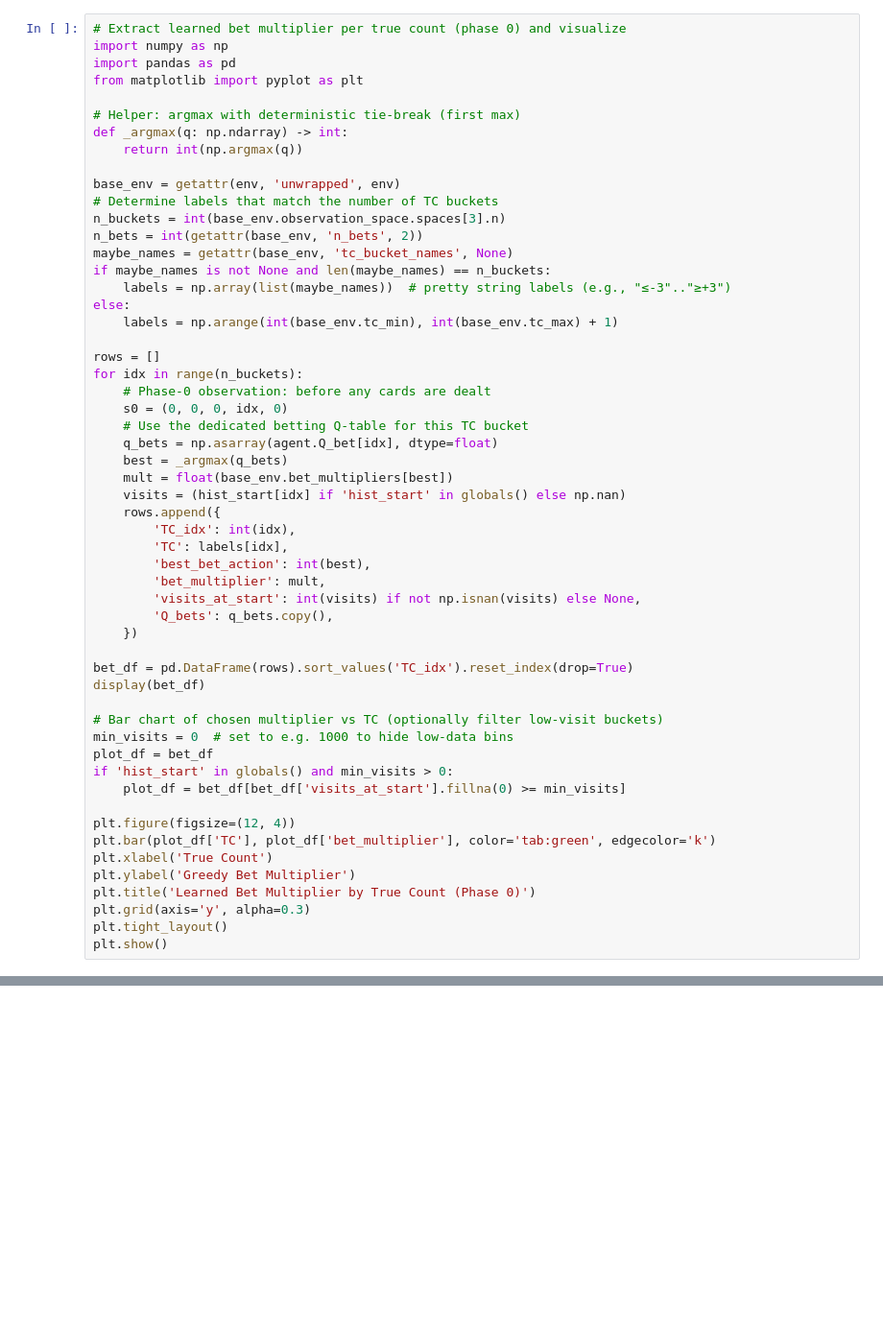
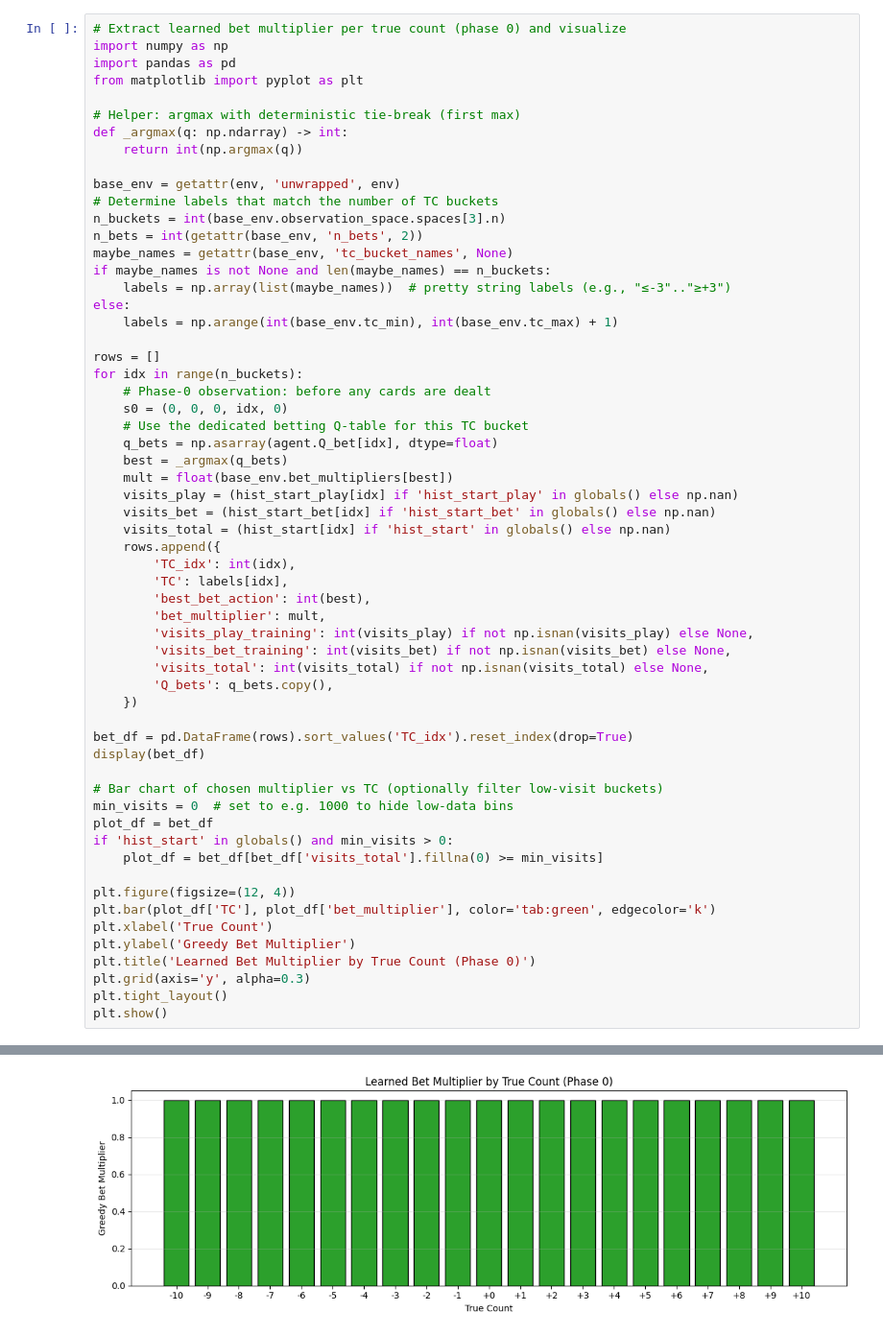
Before and after one commit to limyixiang/cs4246-project-blackjack, a Jupyter notebook: hi_lo_variant/sarsa.ipynb, the cells around one changed output, grey strips where cells are left out. Shown at 96% size. Saved outputs shown, nothing was run; the diff lists cells and outputs as text; blank space fills up the shorter version.

```diff
--- a/hi_lo_variant/sarsa.ipynb
+++ b/hi_lo_variant/sarsa.ipynb
@@ -469,13 +547,17 @@ for idx in range(n_buckets):
     q_bets = np.asarray(agent.Q_bet[idx], dtype=float)
     best = _argmax(q_bets)
     mult = float(base_env.bet_multipliers[best])
-    visits = (hist_start[idx] if 'hist_start' in globals() else np.nan)
+    visits_play = (hist_start_play[idx] if 'hist_start_play' in globals() else np.nan)
+    visits_bet = (hist_start_bet[idx] if 'hist_start_bet' in globals() else np.nan)
+    visits_total = (hist_start[idx] if 'hist_start' in globals() else np.nan)
     rows.append({
         'TC_idx': int(idx),
         'TC': labels[idx],
         'best_bet_action': int(best),
         'bet_multiplier': mult,
-        'visits_at_start': int(visits) if not np.isnan(visits) else None,
+        'visits_play_training': int(visits_play) if not np.isnan(visits_play) else None,
+        'visits_bet_training': int(visits_bet) if not np.isnan(visits_bet) else None,
+        'visits_total': int(visits_total) if not np.isnan(visits_total) else None,
         'Q_bets': q_bets.copy(),
     })
 
@@ -486,7 +568,7 @@ display(bet_df)
 min_visits = 0  # set to e.g. 1000 to hide low-data bins
 plot_df = bet_df
 if 'hist_start' in globals() and min_visits > 0:
-    plot_df = bet_df[bet_df['visits_at_start'].fillna(0) >= min_visits]
+    plot_df = bet_df[bet_df['visits_total'].fillna(0) >= min_visits]
 
 plt.figure(figsize=(12, 4))
 plt.bar(plot_df['TC'], plot_df['bet_multiplier'], color='tab:green', edgecolor='k')
@@ -496,3 +578,4 @@ plt.title('Learned Bet Multiplier by True Count (Phase 0)')
 plt.grid(axis='y', alpha=0.3)
 plt.tight_layout()
 plt.show()
+# %% [output]
@@ -498,0 +599 @@ plt.show()
+[figure, added]
```
Also changed, not shown: parts of 10 cells of this notebook, 4 other files.
